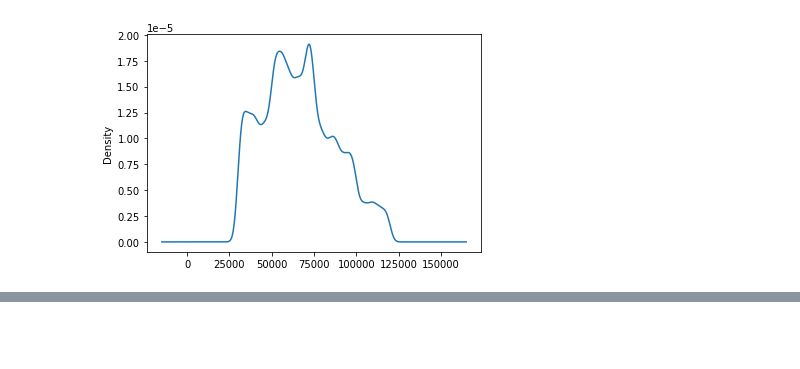
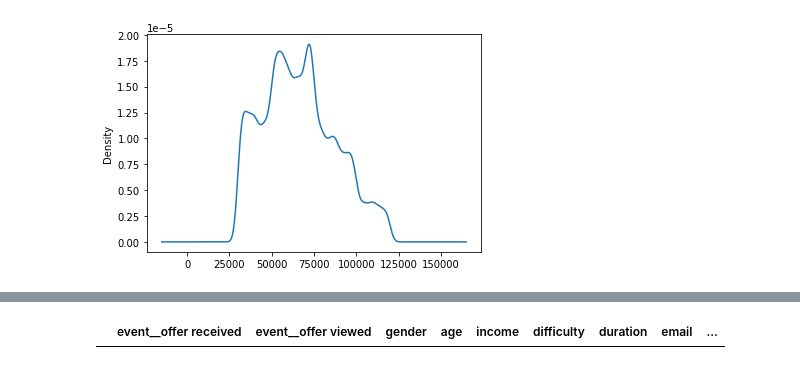
Before and after one commit to jmnickerson05/udacity_starbucks_capstone, a Jupyter notebook: Starbucks_Capstone_notebook.ipynb, the cells around one changed output, grey strips where cells are left out. Drawn from its saved outputs; the diff is of its cells as text; code cells hidden in the pictures; blank space fills up the shorter version.

```diff
--- a/Starbucks_Capstone_notebook.ipynb
+++ b/Starbucks_Capstone_notebook.ipynb
@@ -523,0 +537,4 @@ def grid_search(clf, params, X, y):
+# %%
+x = xgb_results['best_clf']
+# %%
+x.fit(features, y)
@@ -523,0 +551,8 @@ def grid_search(clf, params, X, y):
+# %%
+# x.predict(X_test)
+xt = X_test.copy()
+xt['predicted'] = x.predict(X_test)
+xt['actual'] = x.predict(X_test)
+xt[xt.predicted != xt.actual]
+# %% [output]
+|  | event__offer received | event__offer viewed | gender | age | income | difficulty | duration | email | ... |
```
Also changed, not shown: parts of 23 cells of this notebook, 1 other file.
